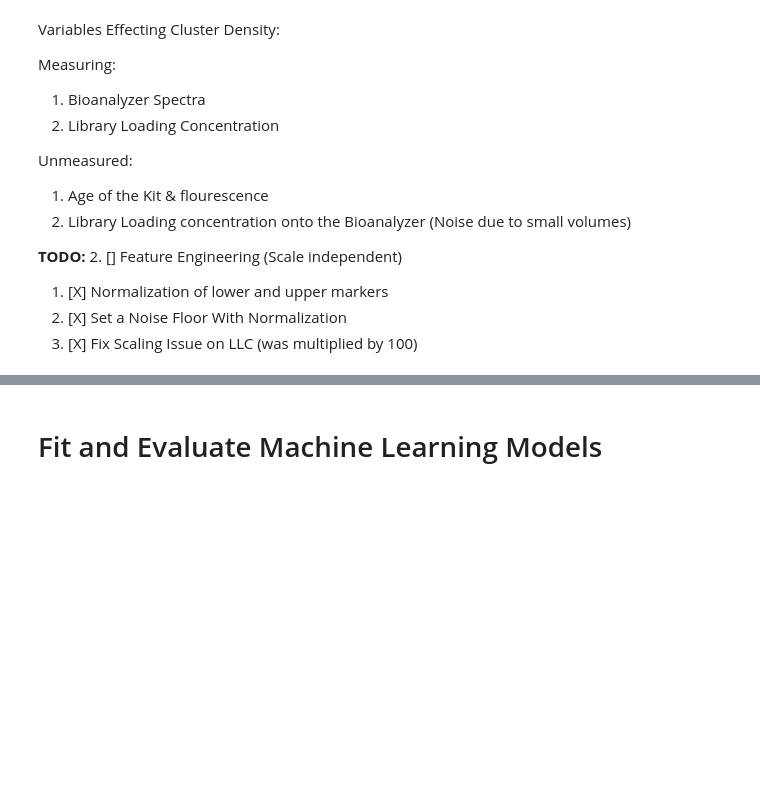
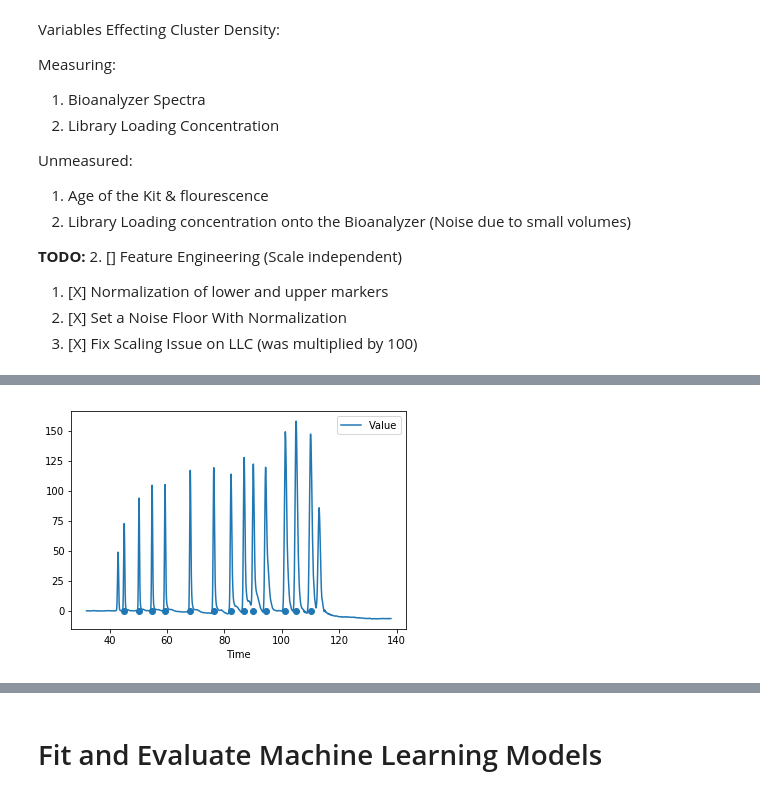
Before and after one commit to JBEI/library_loading_concentration_prediction, a Jupyter notebook: train_model.ipynb, the cells around one changed output, grey strips where cells are left out. Cells and saved outputs as stored; diff of their text form; code cells hidden in the pictures; blank space fills up the shorter version.

```diff
--- a/train_model.ipynb
+++ b/train_model.ipynb
@@ -80,30 +80,31 @@ def extract_features(df):
     pass
 
 
-def find_peaks(df,test=False):
-    """Find the peaks of a ladder gel. Return a list of peak times and the
-    base pairs that correspond to those times.
-    """
-
-    #display(df)
-    peaks = peakutils.indexes(df['Value'].values, thres=0.15, min_dist=10)
-    #print(peaks)
-    #plt.figure(figsize=(10,10))
-    #df['Value'].plot()
-    #plt.scatter(peaks,np.zeros(len(peaks)))
-    #plt.show()
-    peak_bps = [35,50,150,300,400,500,600,700,1000,2000,3000,7000,10380]
-    peak_times = df['Time'].values[peaks[1:-1]]
-    #print(peak_times)
-
-    if test:
-        plt.figure()
-        df.plot('Time','Value')
-        plt.scatter(peak_times,np.zeros(len(peak_times)))
-        plt.show()
-        print(len(peaks),len(peak_bps))
-
-    return peak_times,peak_bps
+from utility import find_peaks
+#def find_peaks(df,test=False):
+#    """Find the peaks of a ladder gel. Return a list of peak times and the
+#    base pairs that correspond to those times.
+#    """
+#
+#    #display(df)
+#    peaks = peakutils.indexes(df['Value'].values, thres=0.15, min_dist=10)
+#    #print(peaks)
+#    #plt.figure(figsize=(10,10))
+#    #df['Value'].plot()
+#    #plt.scatter(peaks,np.zeros(len(peaks)))
+#    #plt.show()
+#    peak_bps = [35,50,150,300,400,500,600,700,1000,2000,3000,7000,10380]
+#    peak_times = df['Time'].values[peaks[1:-1]]
+#    #print(peak_times)
+#
+#    if test:
+#        plt.figure()
+#        df.plot('Time','Value')
+#        plt.scatter(peak_times,np.zeros(len(peak_times)))
+#        plt.show()
+#        print(len(peaks),len(peak_bps))
+#
+#    return peak_times,peak_bps
 
 def normalize_peak(df,start_bp=500,end_bp=11000):
 
@@ -124,16 +125,22 @@ def normalize_peak(df,start_bp=500,end_bp=11000):
 
 def load_data(file_id):
     """load bioanalyzer data from a set of two csvs. Return a pandas series."""
+    #ladder_file = glob.glob(file_id+'_Lad*')
+    #print(ladder_file)
+    #sample_file = glob.glob(file_id+'_Sam*')
+    #print(sample_file)
 
     for file in glob.glob(file_id+'*'):
-        #Load Ladder Data
+        #Load Ladder Data first!
+        #print(file)
         if 'Ladder' in file:
             ladder_df = pd.read_csv(file,skiprows=17)[:-1]
             ladder_df = ladder_df.apply(np.vectorize(float))
-            peak_times,peak_bps = find_peaks(ladder_df,test=test)
+            peak_times,peak_bps = find_peaks(ladder_df,test=True)
             #print(peak_times,peak_bps)
             #print(len(peak_times),len(peak_bps))
             if len(peak_times) != len(peak_bps):
+                print('peak_not_detected!')
                 return None
 
             time_to_bps = interp1d(peak_times,peak_bps,fill_value='extrapolate',kind='slinear')
@@ -141,13 +148,16 @@ def load_data(file_id):
         #Load Sample Data
         elif 'Sample' in file:
             sample_df = pd.read_csv(file,skiprows=17)[:-2]
+            #display(sample_df['Cluster Density (K/mm^2)'])
+            if isinstance(sample_df.loc[0,'Cluster Density (K/mm^2)'],str):
+                sample_df.loc[0,'Cluster Density (K/mm^2)'] = sample_df.loc[0,'Cluster Density (K/mm^2)'].replace(',','')
             sample_df = sample_df.apply(np.vectorize(float))
-            sample_df['base pairs'] = sample_df['Time'].apply(time_to_bps)
+
 
         #plt.scatter(peak_times,peak_bps)
         #plt.plot(np.arange(0,120),np.vectorize(time_to_bps)(np.arange(0,120)))
         #plt.show()
-
+    sample_df['base pairs'] = sample_df['Time'].apply(time_to_bps)
     llc = sample_df['Library Loading Concentration (pM)'].values[0]
     cluster_density = sample_df['Cluster Density (K/mm^2)'].values[0]
     sample_df = sample_df.loc[:,sample_df.columns.isin(['Time','Value','base pairs'])]
@@ -183,14 +193,16 @@ def load_data(file_id):
 
 df = None
 for file_id in unique_file_ids:
-    #print(file_id)
-    state_df = load_data(file_id)
-    if state_df is not None:
-        if df is None:
-            df = state_df
-        else:
-            df = df.append(state_df)
+    if len(file_id) > 0:
+        state_df = load_data(file_id)
+        if state_df is not None:
+            if df is None:
+                df = state_df
+            else:
+                df = df.append(state_df)
 
+print(len(df))
 display(df)
-display(df.corr(method='pearson', min_periods=1))
+
+#display(df.corr(method='pearson', min_periods=1))
 # %% [output]
@@ -237,0 +228 @@ See the caveats in the documentation: http://pandas.pydata.org/pandas-docs/stabl
+[figure, added]
```
Also changed, not shown: parts of 6 cells of this notebook, 10 other files.
